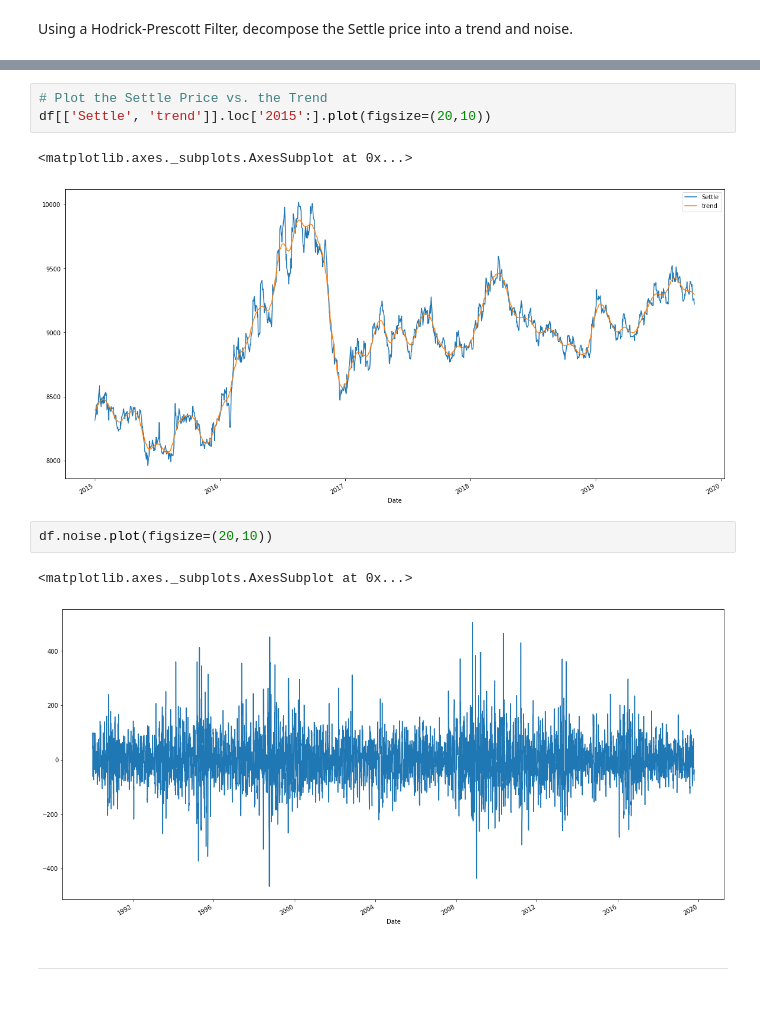
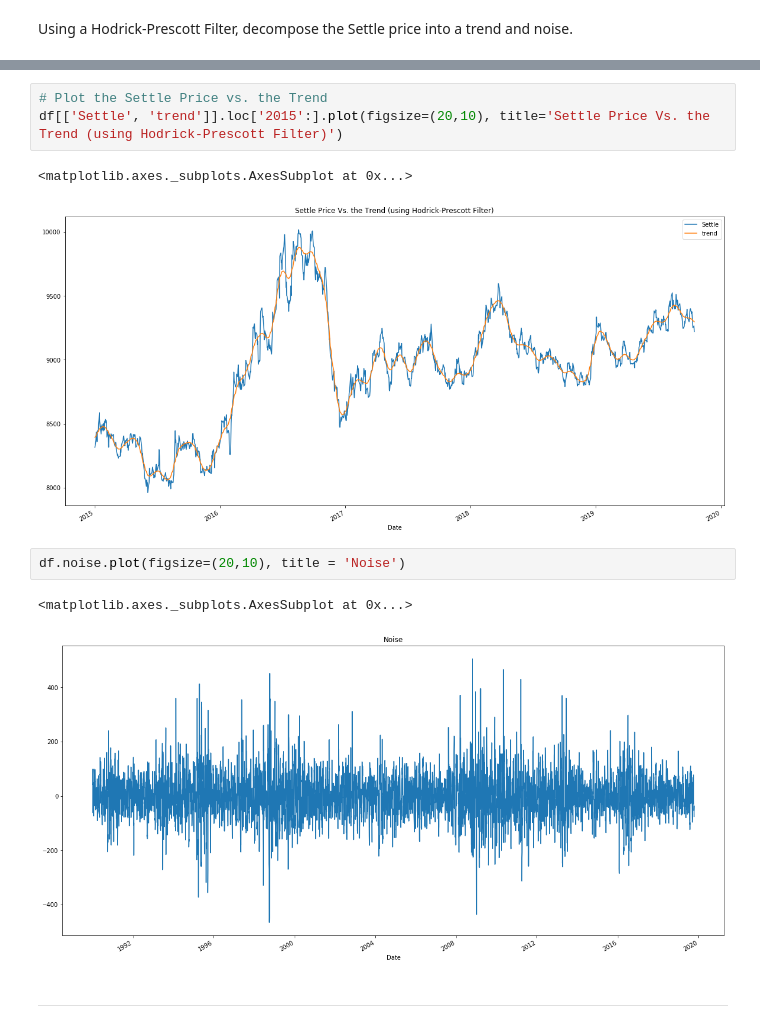
Before and after one commit to Kowsi/Time-Series_Analysis, a Jupyter notebook: Starter_Code/time_series_analysis.ipynb, the cells around one changed output, grey strips where cells are left out. Cells and saved outputs as stored; diff of their text form; blank space fills up the shorter version.

```diff
--- a/Starter_Code/time_series_analysis.ipynb
+++ b/Starter_Code/time_series_analysis.ipynb
@@ -85,14 +84,14 @@ df
 # %%
 # Plot the Settle Price vs. the Trend
-df[['Settle', 'trend']].loc['2015':].plot(figsize=(20,10))
+df[['Settle', 'trend']].loc['2015':].plot(figsize=(20,10), title='Settle Price Vs. the Trend (using Hodrick-Prescott Filter)')
 # %% [output]
 <matplotlib.axes._subplots.AxesSubplot at 0x...>
-[figure, old version]
+[figure, new version]
 # %%
-df.noise.plot(figsize=(20,10))
+df.noise.plot(figsize=(20,10), title = 'Noise')
 # %% [output]
 <matplotlib.axes._subplots.AxesSubplot at 0x...>
-[figure, old version]
+[figure, new version]
 # %% [markdown]
 ---
 # %% [markdown]
```
Also changed, not shown: parts of 10 cells of this notebook, 11 other files.
